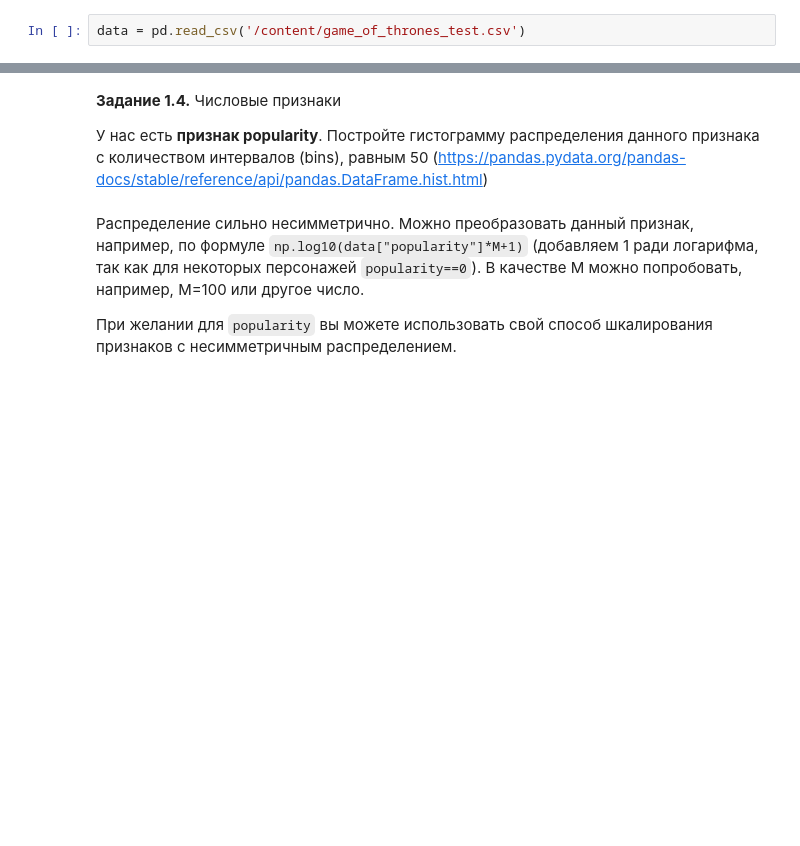
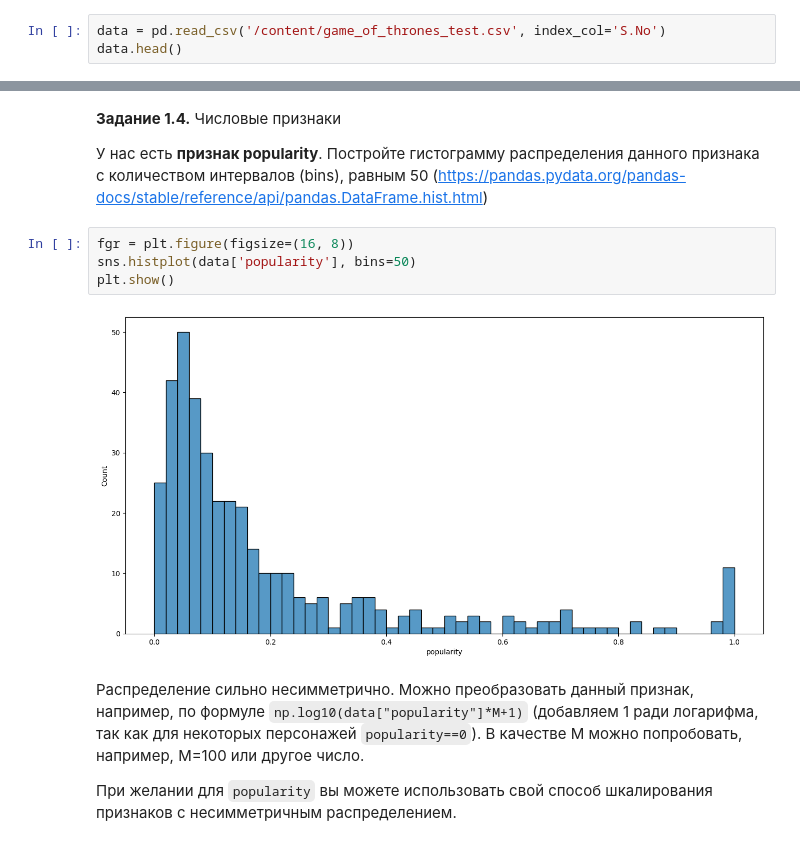
Before and after one commit to winpeperk/dls, a Jupyter notebook: week_01_ml_intro/Homework/hw_1_game_of_thrones.ipynb, the cells around one changed output, grey strips where cells are left out. Saved outputs shown, nothing was run; the diff lists cells and outputs as text; blank space fills up the shorter version.

```diff
--- a/week_01_ml_intro/Homework/hw_1_game_of_thrones.ipynb
+++ b/week_01_ml_intro/Homework/hw_1_game_of_thrones.ipynb
@@ -107,4 +107,5 @@ import seaborn as sns
 # %% [markdown]
 **Задание 1.2.** Загрузите датасет в Pandas DataFrame при помощи функции `read_csv`. Вместо дефолтных наименований строк `0,1,...`, при помощи параметра `index_col`, сделайте значения колонки `S.No` наименованиями строк:
 # %%
-data = pd.read_csv('/content/game_of_thrones_test.csv')
+data = pd.read_csv('/content/game_of_thrones_test.csv', index_col='S.No')
+data.head()
@@ -142,6 +199,12 @@ data.describe(include = [...]).T[['count', 'min', 'max']]
 **Задание 1.4.** Числовые признаки
 
 У нас есть **признак popularity**. Постройте гистограмму распределения данного признака с количеством интервалов (bins), равным 50 (https://pandas.pydata.org/pandas-docs/stable/reference/api/pandas.DataFrame.hist.html)
+# %%
+fgr = plt.figure(figsize=(16, 8))
+sns.histplot(data['popularity'], bins=50)
+plt.show()
+# %% [output]
+[figure, added]
 # %% [markdown]
 Распределение сильно несимметрично. Можно преобразовать данный признак, например, по формуле `np.log10(data["popularity"]*M+1)` (добавляем 1 ради логарифма, так как для некоторых персонажей `popularity==0`). В качестве M можно попробовать, например, M=100 или другое число.
 
```
Also changed, not shown: parts of 6 cells of this notebook.
